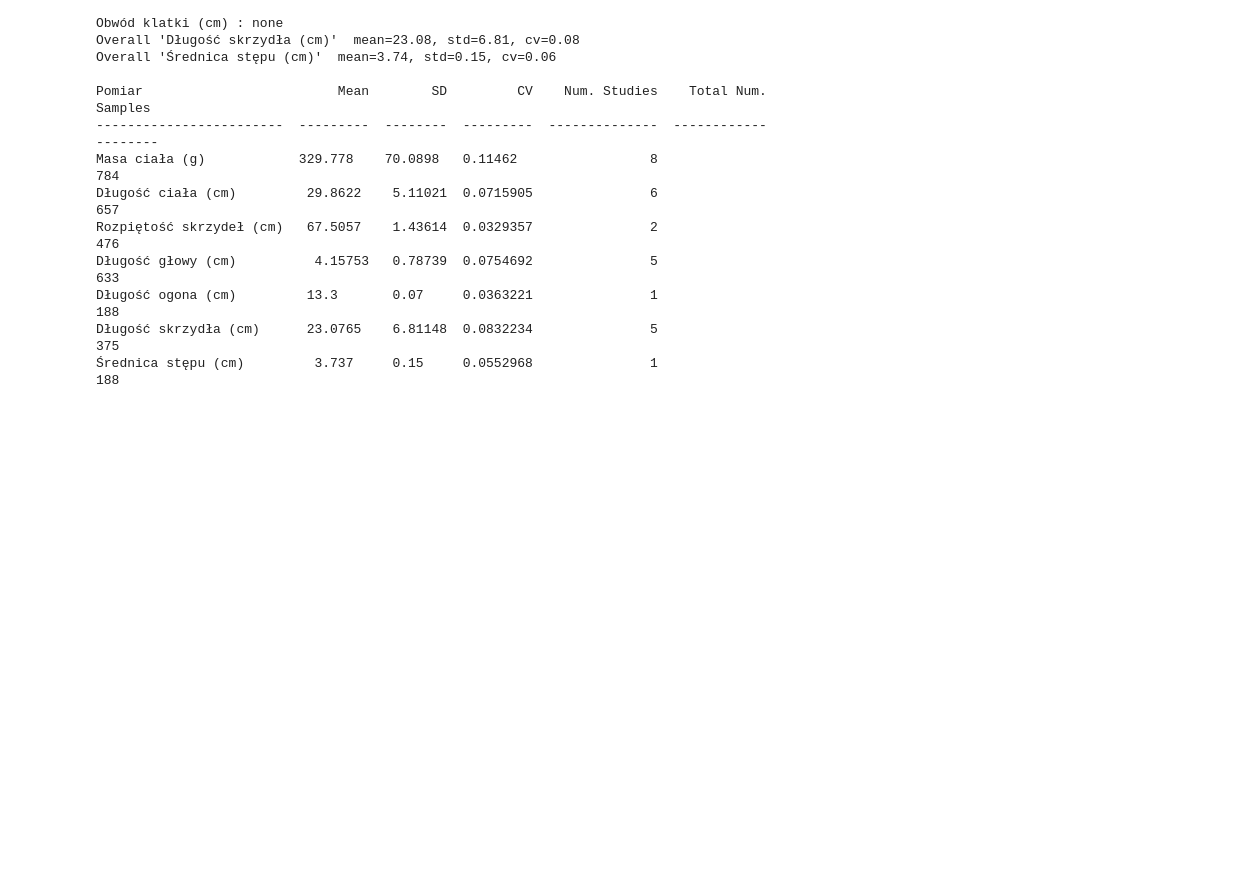
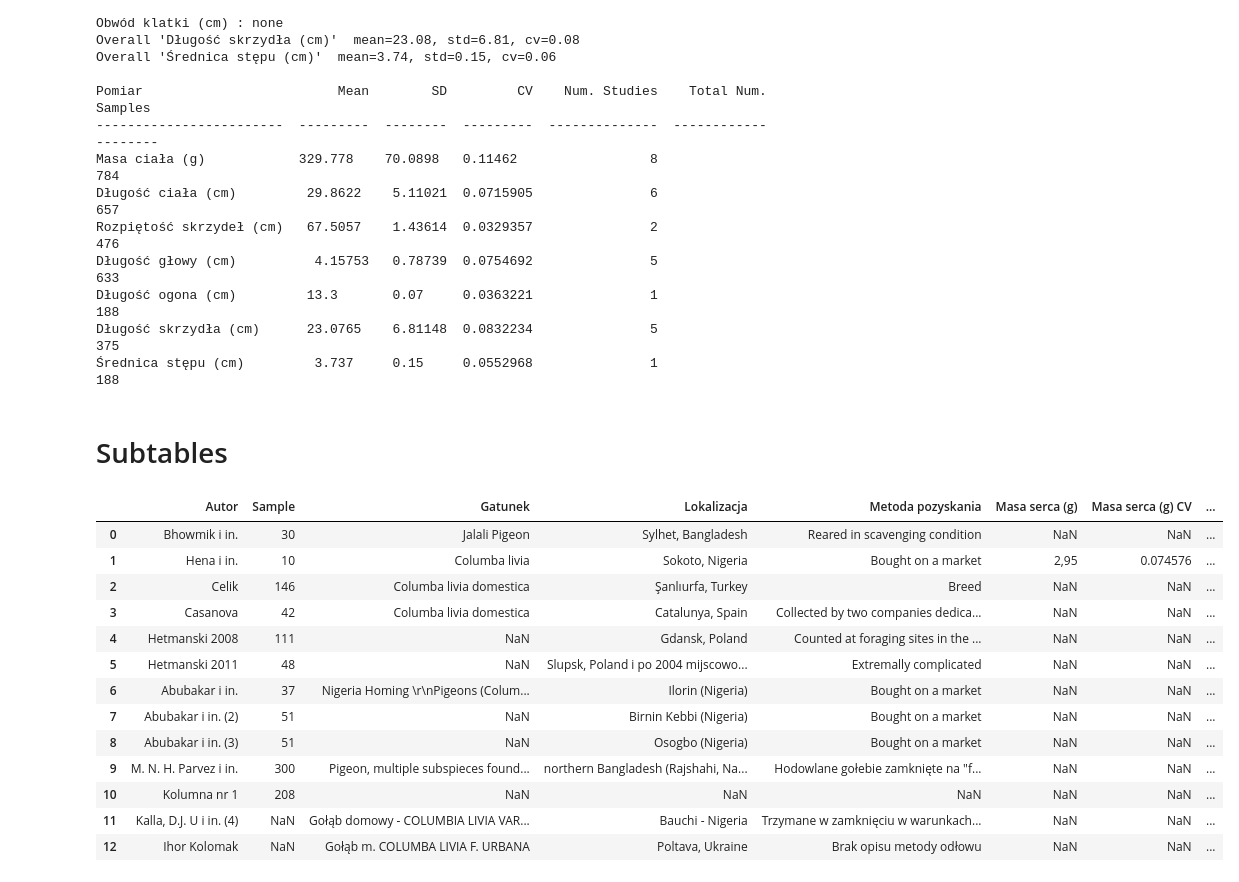
Before and after one commit to mateuszkojro/charakterystyka-morfometryczna-golebia-miejskiego, a Jupyter notebook: 12-different-studies-processing.ipynb, the cells around one changed output. Drawn from its saved outputs; the diff is of its cells as text; code cells hidden in the pictures; blank space fills up the shorter version.

```diff
--- a/12-different-studies-processing.ipynb
+++ b/12-different-studies-processing.ipynb
@@ -140,3 +129,46 @@ Długość głowy (cm)          4.15753   0.78739  0.0754692               5
 Długość ogona (cm)         13.3       0.07     0.0363221               1                   188
 Długość skrzydła (cm)      23.0765    6.81148  0.0832234               5                   375
 Średnica stępu (cm)         3.737     0.15     0.0552968               1                   188
+# %% [markdown]
+# Subtables
+# %%
+ograny_variables = [
+    "Masa serca (g)",
+    "Masa wątroby (g)",
+]
+
+dlugosc_ciala_variables = [
+     "Długość ciała (cm)",
+    "Rozpiętość skrzydeł (cm)",
+    "Długość głowy (cm)",
+    "Długość ogona (cm)",
+    "Obwód klatki (cm)",
+    "Długość skrzydła (cm)",
+    "Średnica stępu (cm)",
+]
+
+base_cols = ["Autor", "Sample", "Gatunek", "Lokalizacja", "Metoda pozyskania"]
+
+def get_cols(variables):
+    cols = []
+    for var in variables:
+        cols.append(var)
+        cols.append(var + " CV")
+    return cols
+
+df[base_cols + get_cols(ograny_variables)]
+# %% [output]
+|  | Autor | Sample | Gatunek | Lokalizacja | Metoda pozyskania | Masa serca (g) | Masa serca (g) CV | ... |
+| 0 | Bhowmik i in. | 30 | Jalali Pigeon | Sylhet, Bangladesh | Reared in scavenging condition | NaN | NaN | ... |
+| 1 | Hena i in. | 10 | Columba livia | Sokoto, Nigeria | Bought on a market | 2,95 | 0.074576 | ... |
+| 2 | Celik | 146 | Columba livia domestica | Şanlıurfa, Turkey | Breed | NaN | NaN | ... |
+| 3 | Casanova | 42 | Columba livia domestica | Catalunya, Spain | Collected by two companies dedica... | NaN | NaN | ... |
+| 4 | Hetmanski 2008 | 111 | NaN | Gdansk, Poland | Counted at foraging sites in the ... | NaN | NaN | ... |
+| 5 | Hetmanski 2011 | 48 | NaN | Slupsk, Poland i po 2004 mijscowo... | Extremally complicated | NaN | NaN | ... |
+| 6 | Abubakar i in. | 37 | Nigeria Homing \r\nPigeons (Colum... | Ilorin (Nigeria) | Bought on a market | NaN | NaN | ... |
+| 7 | Abubakar i in. (2) | 51 | NaN | Birnin Kebbi (Nigeria) | Bought on a market | NaN | NaN | ... |
+| 8 | Abubakar i in. (3) | 51 | NaN | Osogbo (Nigeria) | Bought on a market | NaN | NaN | ... |
+| 9 | M. N. H. Parvez i in. | 300 | Pigeon, multiple subspieces found... | northern Bangladesh (Rajshahi, Na... | Hodowlane gołebie zamknięte na "f... | NaN | NaN | ... |
+| 10 | Kolumna nr 1 | 208 | NaN | NaN | NaN | NaN | NaN | ... |
+| 11 | Kalla, D.J. U i in. (4) | NaN | Gołąb domowy - COLUMBIA LIVIA VAR... | Bauchi - Nigeria | Trzymane w zamknięciu w warunkach... | NaN | NaN | ... |
+| 12 | Ihor Kolomak | NaN | Gołąb m. COLUMBA LIVIA F. URBANA | Poltava, Ukraine | Brak opisu metody odłowu | NaN | NaN | ... |
```
Also changed, not shown: parts of 6 cells of this notebook, 9 other files.
